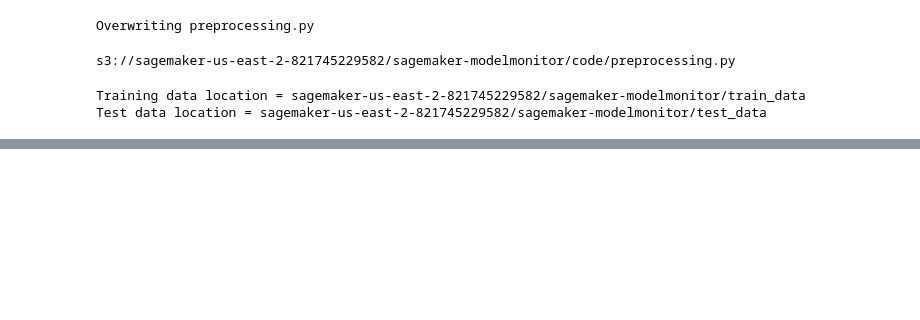
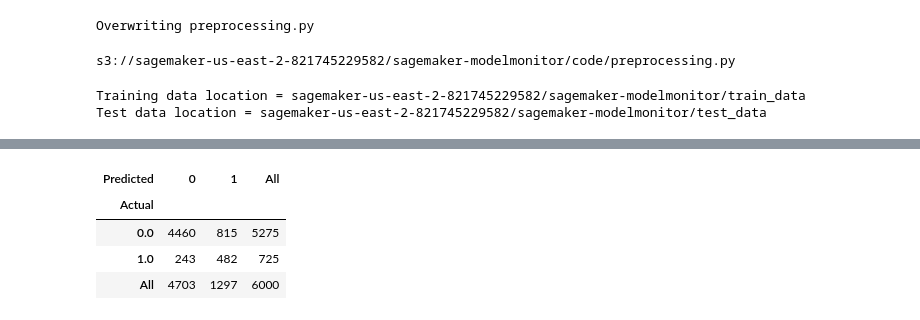
Before and after one commit to vigneshSr91/MyProjects, a Jupyter notebook: AWS-Sagemaker/aws-sagemaker-basics-1.ipynb, the cells around one changed output, grey strips where cells are left out. Saved outputs shown, nothing was run; the diff lists cells and outputs as text; code cells hidden in the pictures; blank space fills up the shorter version.

```diff
--- a/AWS-Sagemaker/aws-sagemaker-basics-1.ipynb
+++ b/AWS-Sagemaker/aws-sagemaker-basics-1.ipynb
@@ -266,0 +279,11 @@ Complete
+# %%
+# Start Tracking parameters used in the Pre-processing pipeline.
+with Tracker.create(display_name="Preprocessing", sagemaker_boto_client=sm) as tracker:
+    tracker.log_parameters({
+        "train_test_split_ratio": 0.2,
+        "random_state": 0
+    })
+    #we can log the s3 uri to the dataset we just uploaded
+    tracker.log_input(name="ccdefault-raw-dataset", media_type="s3/uri", value=raw_data_location)
+    tracker.log_input(name="ccdefault-train-dataset", media_type="s3/uri", value=train_data_location)
+    tracker.log_input(name="ccdefault-test-dataset", media_type="s3/uri", value=test_data_location)
@@ -266,0 +372,8 @@ Complete
+# %%
+%%time
+
+sm_transformer = xgb.transformer(1, 'ml.c5.xlarge', accept = 'text/csv')
+
+# start a transform job
+sm_transformer.transform(test_data_path, split_type='Line', input_filter='$[1:]', content_type='text/csv')
+sm_transformer.wait()
@@ -266,0 +401,29 @@ Complete
+# %%
+import json
+import io
+from urllib.parse import urlparse
+
+def get_csv_output_from_s3(s3uri, file_name):
+    parsed_url = urlparse(s3uri)
+    bucket_name = parsed_url.netloc
+    prefix = parsed_url.path[1:]
+    s3 = boto3.resource('s3')
+    obj = s3.Object(bucket_name, '{}/{}'.format(prefix, file_name))
+    return obj.get()['Body'].read().decode('utf-8')
+
+label = test_full['0']
+output = get_csv_output_from_s3(sm_transformer.output_path, 'test_data.csv.out')
+output_df = pd.read_csv(io.StringIO(output), sep=',', header=None)
+output_df.head(8)
+output_df['Predicted']=np.round(output_df.values)
+output_df['Label'] = label
+
+from sklearn.metrics import confusion_matrix, accuracy_score
+confusion_matrix = pd.crosstab(output_df['Predicted'], output_df['Label'], rownames=['Actual'], colnames=['Predicted'], margins=True)
+confusion_matrix
+# %% [output]
+| Predicted | 0 | 1 | All |
+| Actual |  |  |  |
+| 0.0 | 4460 | 815 | 5275 |
+| 1.0 | 243 | 482 | 725 |
+| All | 4703 | 1297 | 6000 |
```
Also changed, not shown: parts of 9 cells of this notebook.
